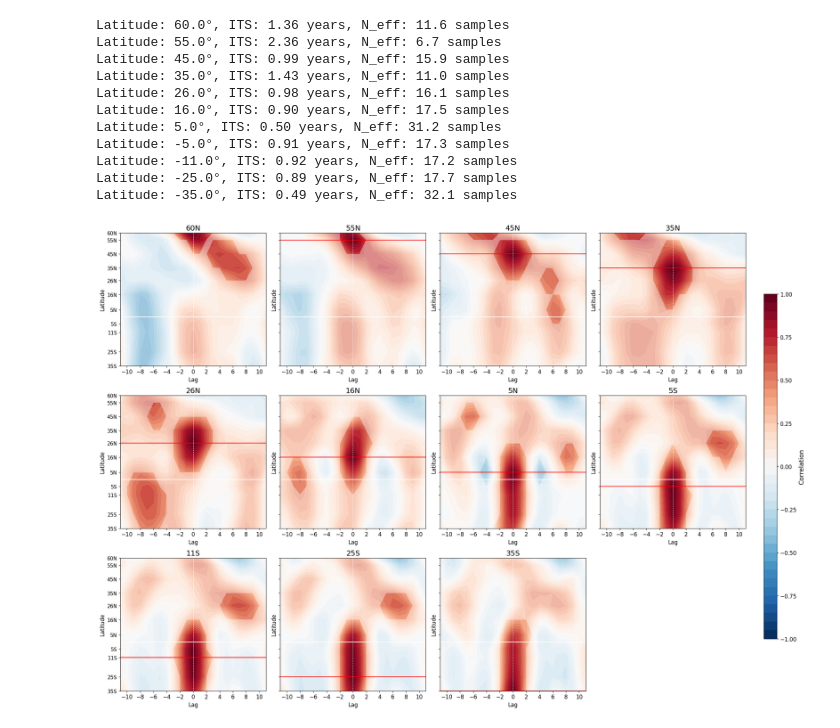
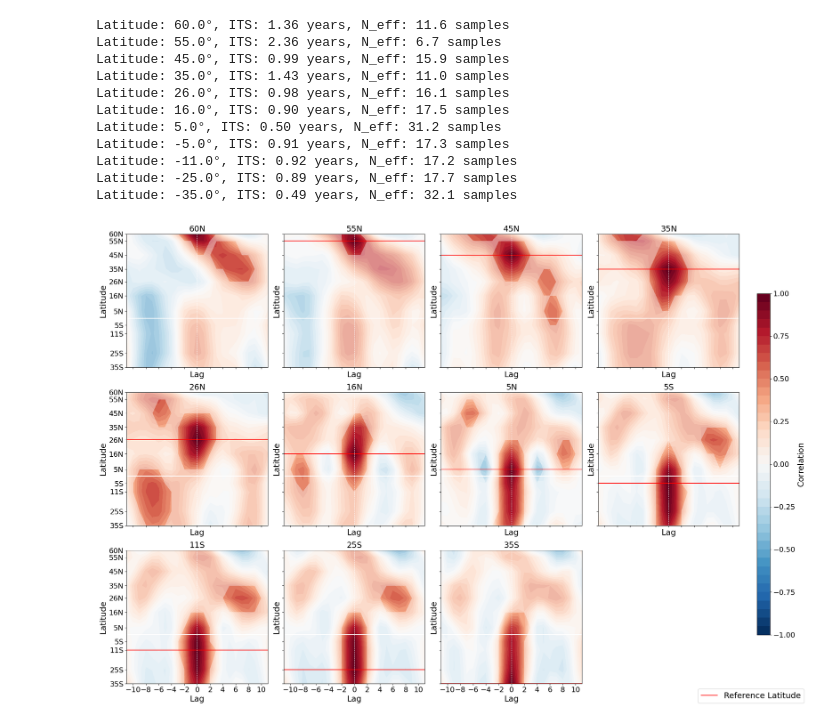
Before and after one commit to lea-dietz/masterthesis, a Jupyter notebook: coding/calafat_coherence.ipynb, the cells around one changed output. Saved outputs shown, nothing was run; the diff lists cells and outputs as text; code cells hidden in the pictures.

```diff
--- a/coding/calafat_coherence.ipynb
+++ b/coding/calafat_coherence.ipynb
@@ -320,15 +262,6 @@ Latitude: -5.0°, ITS: 0.91 years, N_eff: 17.3 samples
 Latitude: -11.0°, ITS: 0.92 years, N_eff: 17.2 samples
 Latitude: -25.0°, ITS: 0.89 years, N_eff: 17.7 samples
 Latitude: -35.0°, ITS: 0.49 years, N_eff: 32.1 samples
-# %%
-def critical_r(n_eff, alpha=0.05):
-    # t_stat = r* np.sqrt(n_eff - 2) / np.sqrt(1 - r**2)
-    # rearrage to get critical r
-    df = n_eff - 2 # loose 2 dof since mean is estimated for both ts
-    # with alpha 0.05 we get 97.5 percentile of t distribution
-    t_crit = t_dist.ppf(1 - alpha/2, df=df)
-    r_crit = t_crit / np.sqrt(t_crit**2 + df)
-    return r_crit
 # %%
 significance = True
 cmap = sliced_cmap_corr
@@ -343,13 +276,11 @@ ytick_pos    = [-35, -25, -11, -5,  5,  16, 26, 35, 45, 55, 60]
 ytick_labels = ["35S","25S","11S","5S","5N","16N","26N","35N","45N","55N","60N"]
 
 
-fig, axes = plt.subplots(3, 4, figsize=(20, 15), sharey=True)
+fig, axes = plt.subplots(3, 4, figsize=(20, 15), sharey=True, sharex=True)
 axes = axes.flatten()
 
 MHT_mean = ds
 
-rcrit_matrix = np.zeros((len(lats), len(lats))) # ref lat- target lat
-neff_matrix = np.zeros((len(lats), len(lats))) # same for n_eff
 
 for ax, ref_lat in zip(axes, ref_lats):
     ref_idx = np.argmin(np.abs(lats - ref_lat))
@@ -373,11 +304,8 @@ for ax, ref_lat in zip(axes, ref_lats):
         min_n_eff = min(n_eff_ref, n_eff_lat)
         r_crit = critical_r(min_n_eff)  # critical r for
         # print(f"Ref lat: {ref_lat:.1f}°, Lat: {lat:.1f}°, N_eff_ref: {n_eff_ref:.1f}, N_eff_lat: {n_eff_lat:.1f}, r_crit: {r_crit:.3f}")
-        rcrit_matrix[ref_i, i] = r_crit
-        neff_matrix[ref_i, i] = min_n_eff
-
         significance_mask[i, :] = np.abs(full_corr) >= r_crit
-
+        # shape of significance_mask is (n_lats, n_lags*2-1)
 
     # --- Plot ---
     cf = ax.contourf(
@@ -385,35 +313,52 @@ for ax, ref_lat in zip(axes, ref_lats):
         levels=np.linspace(-1, 1, 41),
         cmap=cmap,
     )
     if significance:
         ax.contourf(all_lags, lats,
                     np.where(~significance_mask, 1, np.nan),
                     levels=[0.5, 1.5],
                     colors='white', alpha=0.4)
         savename = "lag_corr_significance.png"
     else:
         savename = f'lag_corr.png'
 
     ax.axhline(ref_lat, color='red', linewidth=1.5, label=f'Ref: {ref_lat}°N')
+
+    # ax.axhline(35, color='purple', linewidth=1.5, linestyle='-')
+    # ax.axhline(16, color='purple', linewidth=1.5, linestyle='-')
+    # ax.axhline(5, color='green', linewidth=1.5, linestyle='-')
+    # ax.axhline(-34, color='green', linewidth=1.5, linestyle='-')
+
     ax.axvline(0, color='white', linewidth=0.8, linestyle='--')
     ax.axhline(0, color='white', linewidth=1.5)
 
     ax.set_yticks(ytick_pos)
-    ax.set_yticklabels(ytick_labels, fontsize=11)
+    ax.set_yticklabels(ytick_labels)
     ax.set_xticks(np.arange(all_lags[1], all_lags[-1] + 1, 2))
 
     ref_label = f"{abs(ref_lat):.0f}{'N' if ref_lat >= 0 else 'S'}"
-    ax.set_xlabel(f'Lag', fontsize=12)
-    ax.set_ylabel('Latitude', fontsize=12)
+    ax.set_xlabel(f'Lag')
+    ax.set_ylabel('Latitude')
     ax.set_title(f'{ref_label}')
 
 cbar_ax = fig.add_axes([1.02, 0.15, 0.02, 0.7])  # [left, bottom, width, height]
 fig.colorbar(cf, cax=cbar_ax, label='Correlation')
 
+## add handles
+ref_lat = mlines.Line2D([], [], color='red', linewidth=1.5, label=f'Reference Latitude')
+# band1 = mlines.Line2D([], [], color='purple', linewidth=1.5, linestyle='-', label="Coherence Band 1")
+# band2 = mlines.Line2D([], [], color='green', linewidth=1.5, linestyle='-', label="Coherence Band 2")
+
+fig.legend(handles=[ref_lat,
+                    # band1,
+                    # band2
+                    ],
+           loc='lower right', fontsize=18) #, bbox_to_anchor=(1.05, 1))
+
 axes[-1].set_visible(False)
 plt.tight_layout()
 os.makedirs("figures/lead_lag", exist_ok=True)
-plt.savefig(f'figures/lead_lag/{savename}', dpi=300, bbox_inches='tight')
+# plt.savefig(f'figures/lead_lag/{savename}', dpi=300, bbox_inches='tight')
 plt.show()
 # %% [output]
-[figure, old version]
+[figure, new version]
```
Also changed, not shown: parts of 12 cells of this notebook, 14 other files.
